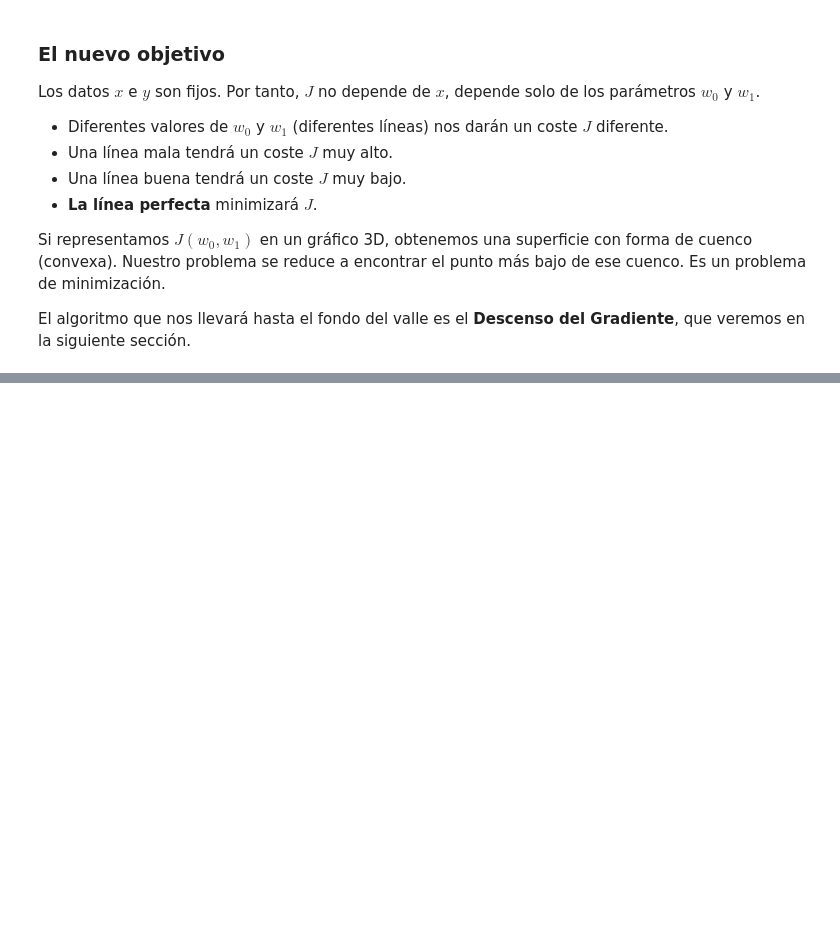
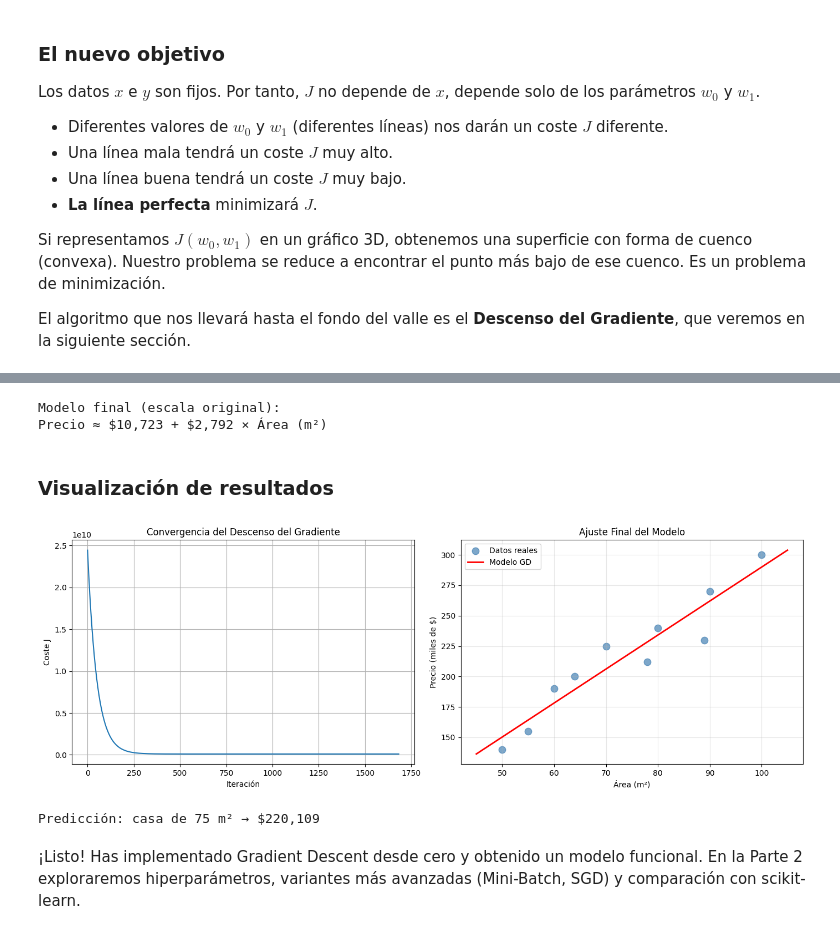
Before and after one commit to financieras/articulos, a Jupyter notebook: gradient_descent_part1_New_Approach.ipynb, the cells around one changed output, grey strips where cells are left out. Saved outputs shown, nothing was run; the diff lists cells and outputs as text; code cells hidden in the pictures; blank space fills up the shorter version.

```diff
--- a/gradient_descent_part1_New_Approach.ipynb
+++ b/gradient_descent_part1_New_Approach.ipynb
@@ -283,0 +302,14 @@ En la siguiente sección implementaremos este algoritmo desde cero en Python, no
+# %%
+from sklearn.preprocessing import StandardScaler
+
+# Normalizar área
+scaler = StandardScaler()
+X_scaled = scaler.fit_transform(area.reshape(-1, 1)).flatten()
+
+# Guardar parámetros para desnormalizar después
+mu, sigma = scaler.mean_[0], scaler.scale_[0]
+
+print(f"Media μ = {mu:.2f} m²")
+print(f"Desviación σ = {sigma:.2f} m²")
+print(f"Ejemplo: área 50 m² → escalado {X_scaled[0]:.2f}")
+print(f"área 100 m² → escalado {X_scaled[-1]:.2f}")
@@ -283,0 +379,47 @@ En la siguiente sección implementaremos este algoritmo desde cero en Python, no
+# %%
+w1_original = w_scaled[1] / sigma
+w0_original = w_scaled[0] - w1_original * mu
+
+print(f"\nModelo final (escala original):")
+print(f"Precio ≈ ${w0_original:,.0f} + ${w1_original:,.0f} × Área (m²)")
+# %% [output]
+Modelo final (escala original):
+Precio ≈ $10,723 + $2,792 × Área (m²)
+# %% [markdown]
+### Visualización de resultados
+# %%
+import matplotlib.pyplot as plt
+
+fig, axs = plt.subplots(1, 2, figsize=(14, 5))
+
+# Convergencia del coste
+axs[0].plot(history)
+axs[0].set_xlabel('Iteración')
+axs[0].set_ylabel('Coste J')
+axs[0].set_title('Convergencia del Descenso del Gradiente')
+axs[0].grid(True)
+
+# Modelo final vs datos
+area_line = np.linspace(45, 105, 100)
+precio_line = w0_original + w1_original * area_line
+
+axs[1].scatter(area, precio/1000, s=80, color='steelblue', label='Datos reales', alpha=0.7)
+axs[1].plot(area_line, precio_line/1000, 'r-', linewidth=2, label='Modelo GD')
+axs[1].set_xlabel('Área (m²)')
+axs[1].set_ylabel('Precio (miles de $)')
+axs[1].set_title('Ajuste Final del Modelo')
+axs[1].legend()
+axs[1].grid(True, alpha=0.3)
+
+plt.tight_layout()
+plt.show()
+
+# Ejemplo de predicción
+area_nueva = 75
+pred = w0_original + w1_original * area_nueva
+print(f"\nPredicción: casa de {area_nueva} m² → ${pred:,.0f}")
+# %% [output]
+[figure, added]
+Predicción: casa de 75 m² → $220,109
+# %% [markdown]
+¡Listo! Has implementado Gradient Descent desde cero y obtenido un modelo funcional. En la Parte 2 exploraremos hiperparámetros, variantes más avanzadas (Mini-Batch, SGD) y comparación con scikit-learn.
```
Also changed, not shown: parts of 6 cells of this notebook.
